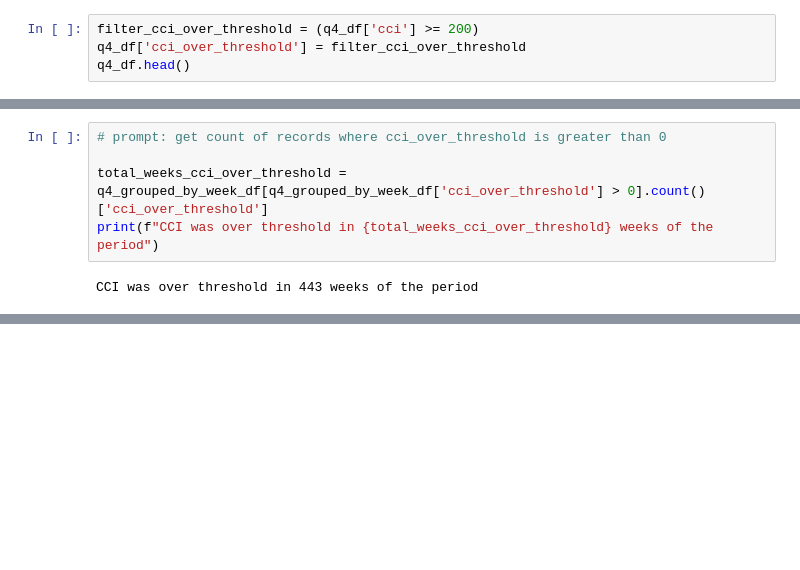
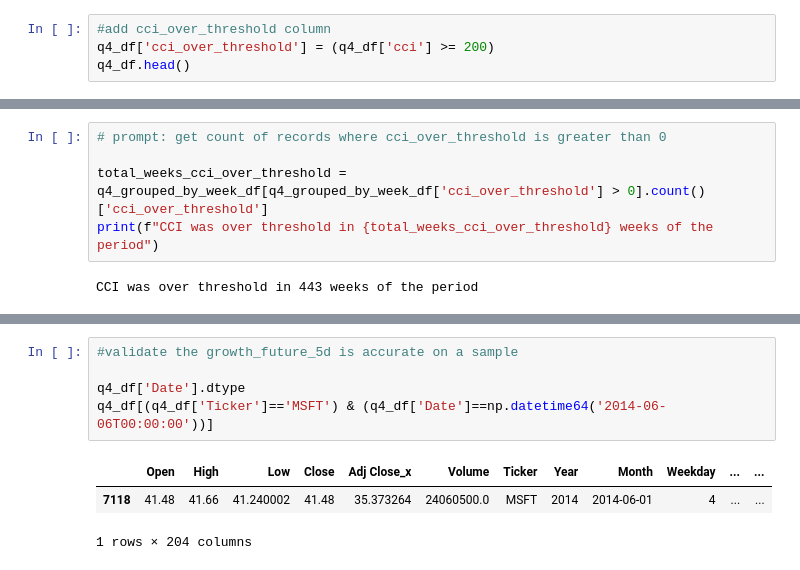
Before and after one commit to rrivera815/stock-markets-analytics-zoomcamp, a Jupyter notebook: homework/homework-2.ipynb, the cells around one changed output, grey strips where cells are left out. Drawn from its saved outputs; the diff is of its cells as text; blank space fills up the shorter version.

```diff
--- a/homework/homework-2.ipynb
+++ b/homework/homework-2.ipynb
@@ -985,8 +977,8 @@ q4_df.head()
 | 7015 | 36.000000 | 36.139999 | 35.580002 | 35.759998 | 30.056356 | 59971700.0 | MSFT | 2014 | 2014-01-01 | 2 | ... | ... |
 5 rows × 202 columns
 # %%
-filter_cci_over_threshold = (q4_df['cci'] >= 200)
-q4_df['cci_over_threshold'] = filter_cci_over_threshold
+#add cci_over_threshold column
+q4_df['cci_over_threshold'] = (q4_df['cci'] >= 200)
 q4_df.head()
 # %% [output]
 |  | Open | High | Low | Close | Adj Close_x | Volume | Ticker | Year | Month | Weekday | ... | ... |
@@ -1110,0 +1120,9 @@ MSFT CCI went over threshold 53 weeks in the period
+# %%
+#validate the growth_future_5d is accurate on a sample
+
+q4_df['Date'].dtype
+q4_df[(q4_df['Ticker']=='MSFT') & (q4_df['Date']==np.datetime64('2014-06-06T00:00:00'))]
+# %% [output]
+|  | Open | High | Low | Close | Adj Close_x | Volume | Ticker | Year | Month | Weekday | ... | ... |
+| 7118 | 41.48 | 41.66 | 41.240002 | 41.48 | 35.373264 | 24060500.0 | MSFT | 2014 | 2014-06-01 | 4 | ... | ... |
+1 rows × 204 columns
```
Also changed, not shown: parts of 15 cells of this notebook.
